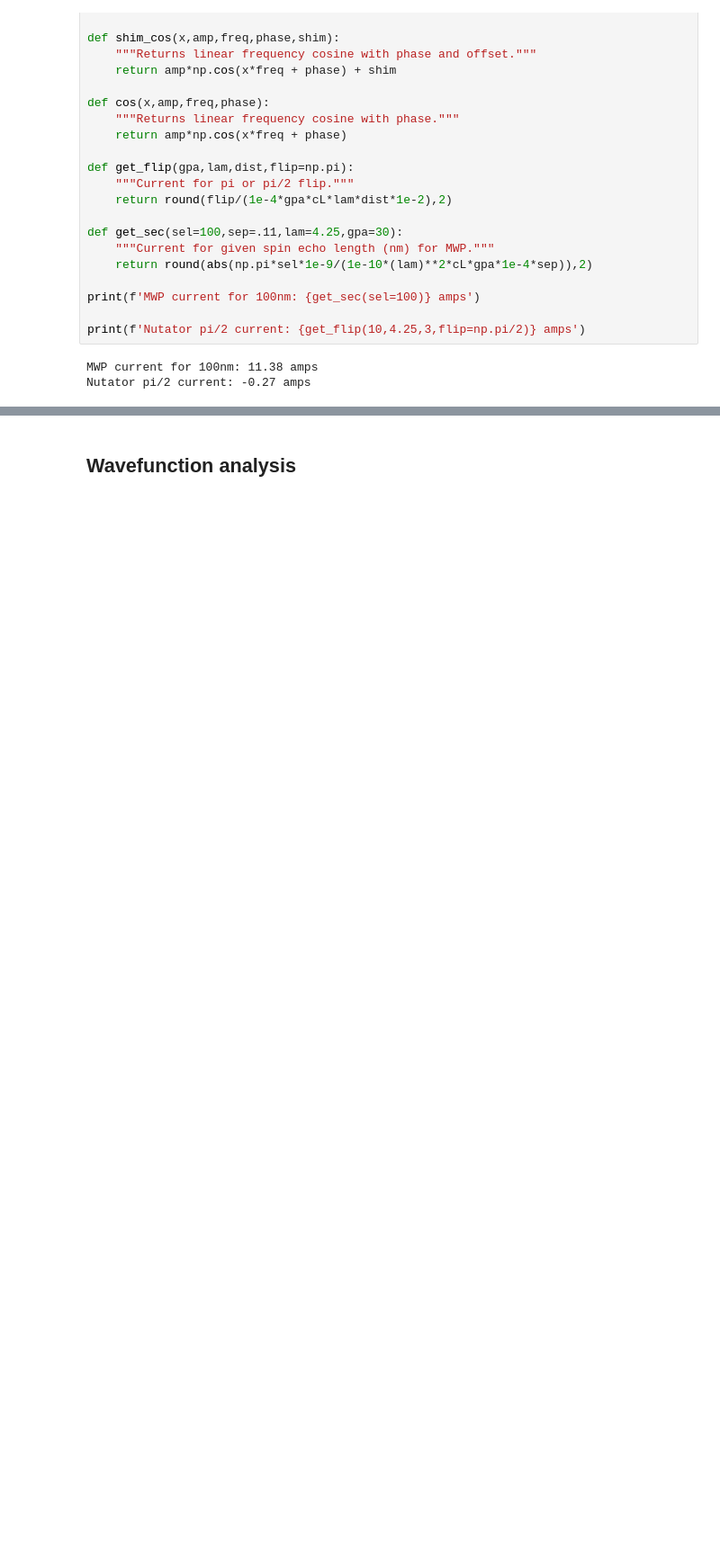
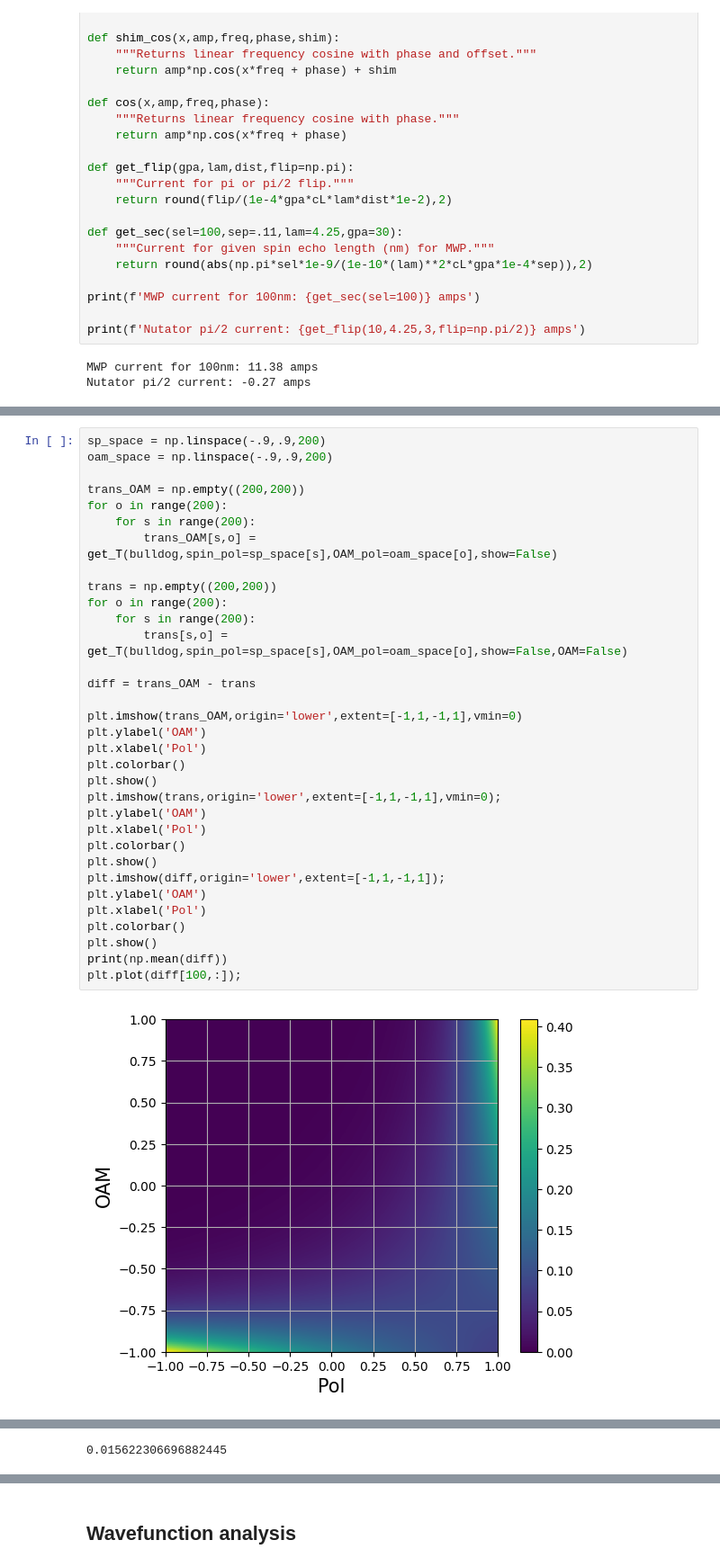
Before and after one commit to srmck/OAM-HFIR-2023, a Jupyter notebook: He3_OAM.ipynb, the cells around one changed output, grey strips where cells are left out. Shown at 90% size. Drawn from its saved outputs; the diff is of its cells as text; blank space fills up the shorter version.

```diff
--- a/He3_OAM.ipynb
+++ b/He3_OAM.ipynb
@@ -81,0 +144,35 @@ Nutator pi/2 current: -0.27 amps
+# %%
+sp_space = np.linspace(-.9,.9,200)
+oam_space = np.linspace(-.9,.9,200)
+
+trans_OAM = np.empty((200,200))
+for o in range(200):
+    for s in range(200):
+        trans_OAM[s,o] = get_T(bulldog,spin_pol=sp_space[s],OAM_pol=oam_space[o],show=False)
+
+trans = np.empty((200,200))
+for o in range(200):
+    for s in range(200):
+        trans[s,o] = get_T(bulldog,spin_pol=sp_space[s],OAM_pol=oam_space[o],show=False,OAM=False)
+
+diff = trans_OAM - trans
+
+plt.imshow(trans_OAM,origin='lower',extent=[-1,1,-1,1],vmin=0)
+plt.ylabel('OAM')
+plt.xlabel('Pol')
+plt.colorbar()
+plt.show()
+plt.imshow(trans,origin='lower',extent=[-1,1,-1,1],vmin=0);
+plt.ylabel('OAM')
+plt.xlabel('Pol')
+plt.colorbar()
+plt.show()
+plt.imshow(diff,origin='lower',extent=[-1,1,-1,1]);
+plt.ylabel('OAM')
+plt.xlabel('Pol')
+plt.colorbar()
+plt.show()
+print(np.mean(diff))
+plt.plot(diff[100,:]);
+# %% [output]
+[figure, added]
@@ -81,0 +181 @@ Nutator pi/2 current: -0.27 amps
+0.015622306696882445
```
Also changed, not shown: parts of 35 cells of this notebook.
